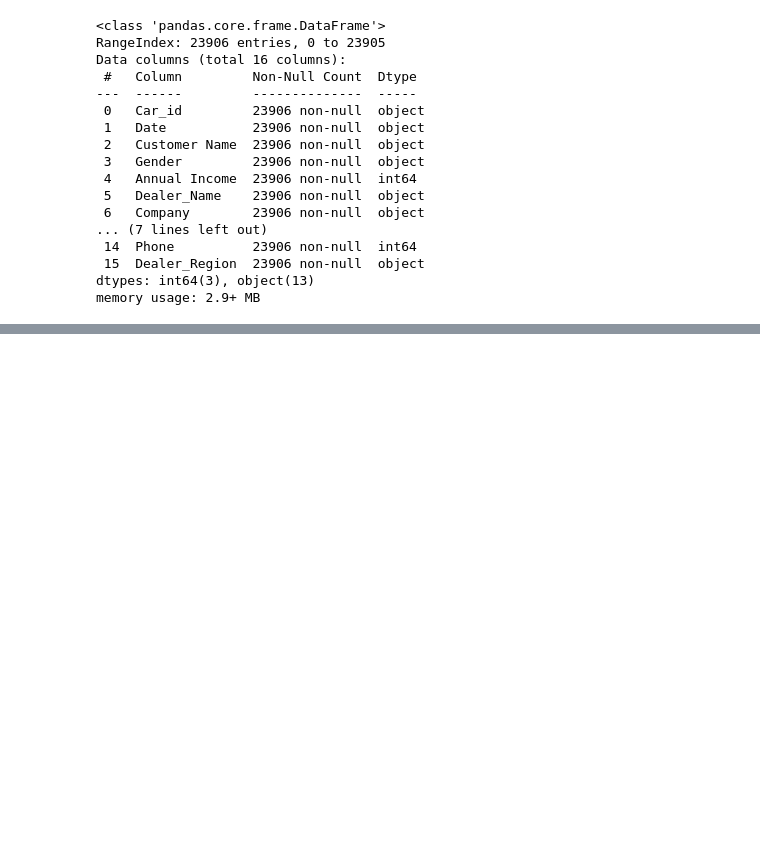
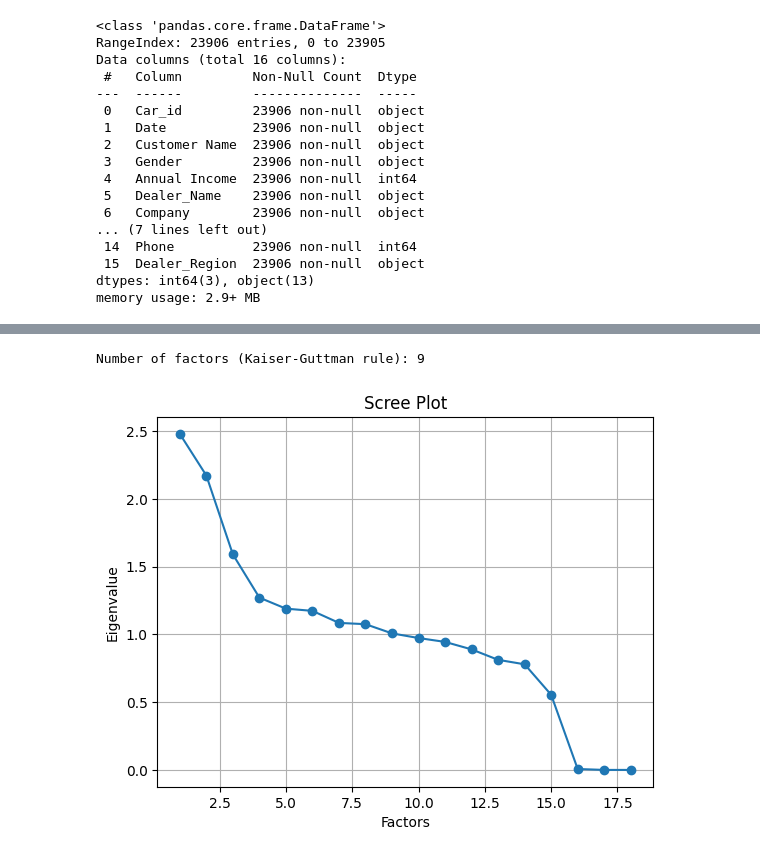
Before and after one commit to YapWH/EZAutoMate, a Jupyter notebook: SL.ipynb, the cells around one changed output, grey strips where cells are left out. Cells and saved outputs as stored; diff of their text form; code cells hidden in the pictures; blank space fills up the shorter version.

```diff
--- a/SL.ipynb
+++ b/SL.ipynb
@@ -140,0 +148,30 @@ data.head()
+# %%
+scaler = MinMaxScaler()
+data_norm = scaler.fit_transform(data)
+
+# Perform factor analysis
+corr = np.corrcoef(data_norm, rowvar=False)
+n_factors = data.shape[1]
+fa = FactorAnalyzer(n_factors, rotation=None)
+fa.fit(corr)
+
+# Get factor loadings
+loadings = fa.loadings_
+
+ev, v = fa.get_eigenvalues()
+idx = np.where(ev > 1)[0]
+
+#counts the number of elements in idx, which represents the number of eigenvalues greater than 1.
+n_factors_kg = idx.size
+print(f"Number of factors (Kaiser-Guttman rule): {n_factors_kg}")
+
+# Scree plot
+plt.plot(range(1,n_factors+1), ev, marker='o')
+plt.xlabel('Factors')
+plt.ylabel('Eigenvalue')
+plt.title('Scree Plot')
+plt.grid()
+plt.show()
+# %% [output]
+Number of factors (Kaiser-Guttman rule): 9
+[figure, added]
```
Also changed, not shown: parts of 9 cells of this notebook, 1 other file.
